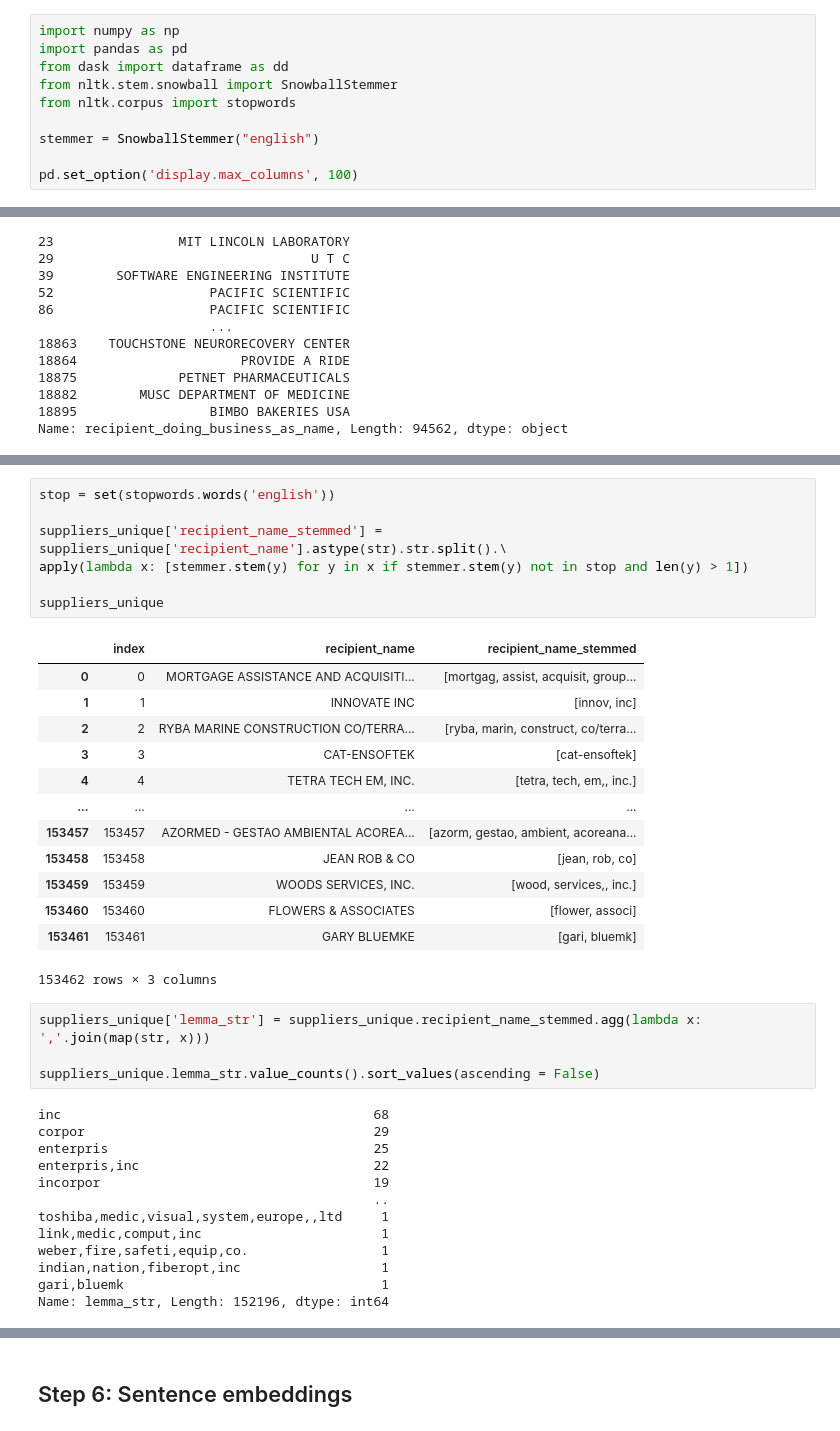
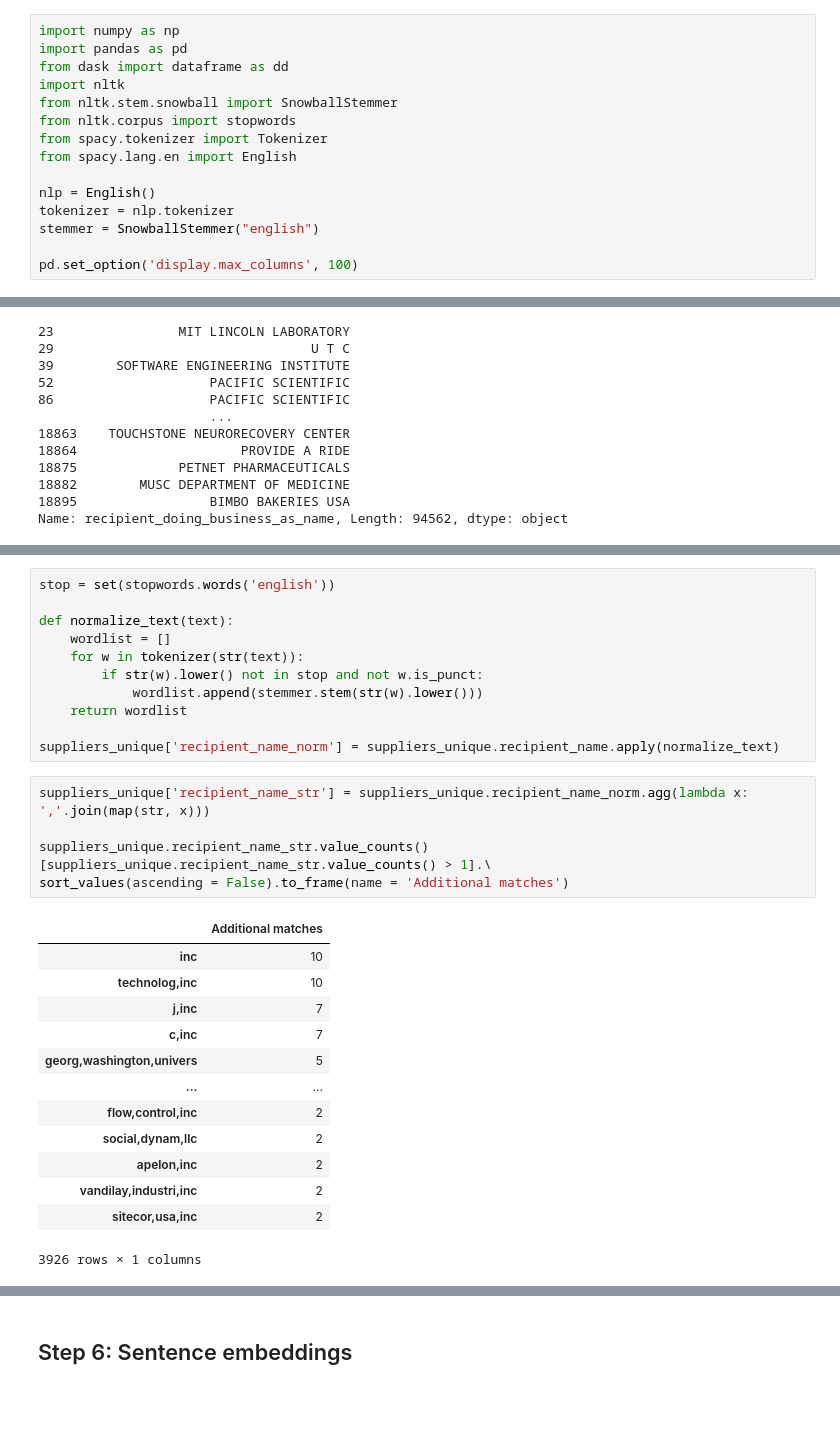
Before and after one commit to shannonmooney/government-spend, a Jupyter notebook: government spend analysis.ipynb, the cells around one changed output, grey strips where cells are left out. Saved outputs shown, nothing was run; the diff lists cells and outputs as text; blank space fills up the shorter version.

Commit message:
finished text normalization

```diff
--- a/government spend analysis.ipynb
+++ b/government spend analysis.ipynb
@@ -2,9 +2,14 @@
 import numpy as np
 import pandas as pd
 from dask import dataframe as dd
+import nltk
 from nltk.stem.snowball import SnowballStemmer
 from nltk.corpus import stopwords
+from spacy.tokenizer import Tokenizer
+from spacy.lang.en import English
 
+nlp = English()
+tokenizer = nlp.tokenizer
 stemmer = SnowballStemmer("english")
 
 pd.set_option('display.max_columns', 100)
@@ -120,38 +133,30 @@ Name: recipient_doing_business_as_name, Length: 94562, dtype: object
 # %%
 stop = set(stopwords.words('english'))
 
-suppliers_unique['recipient_name_stemmed'] = suppliers_unique['recipient_name'].astype(str).str.split().\
-apply(lambda x: [stemmer.stem(y) for y in x if stemmer.stem(y) not in stop and len(y) > 1])
+def normalize_text(text):
+    wordlist = []
+    for w in tokenizer(str(text)):
+        if str(w).lower() not in stop and not w.is_punct:
+            wordlist.append(stemmer.stem(str(w).lower()))
+    return wordlist
 
-suppliers_unique
+suppliers_unique['recipient_name_norm'] = suppliers_unique.recipient_name.apply(normalize_text)
-# %% [output]
-|  | index | recipient_name | recipient_name_stemmed |
-| 0 | 0 | MORTGAGE ASSISTANCE AND ACQUISITI... | [mortgag, assist, acquisit, group... |
-| 1 | 1 | INNOVATE INC | [innov, inc] |
-| 2 | 2 | RYBA MARINE CONSTRUCTION CO/TERRA... | [ryba, marin, construct, co/terra... |
-| 3 | 3 | CAT-ENSOFTEK | [cat-ensoftek] |
-| 4 | 4 | TETRA TECH EM, INC. | [tetra, tech, em,, inc.] |
-| ... | ... | ... | ... |
-| 153457 | 153457 | AZORMED - GESTAO AMBIENTAL ACOREA... | [azorm, gestao, ambient, acoreana... |
-| 153458 | 153458 | JEAN ROB & CO | [jean, rob, co] |
-| 153459 | 153459 | WOODS SERVICES, INC. | [wood, services,, inc.] |
-| 153460 | 153460 | FLOWERS & ASSOCIATES | [flower, associ] |
-| 153461 | 153461 | GARY BLUEMKE | [gari, bluemk] |
-153462 rows × 3 columns
 # %%
-suppliers_unique['lemma_str'] = suppliers_unique.recipient_name_stemmed.agg(lambda x: ','.join(map(str, x)))
+suppliers_unique['recipient_name_str'] = suppliers_unique.recipient_name_norm.agg(lambda x: ','.join(map(str, x)))
 
-suppliers_unique.lemma_str.value_counts().sort_values(ascending = False)
+suppliers_unique.recipient_name_str.value_counts()[suppliers_unique.recipient_name_str.value_counts() > 1].\
+sort_values(ascending = False).to_frame(name = 'Additional matches')
 # %% [output]
+|  | Additional matches |
+| inc | 10 |
+| technolog,inc | 10 |
+| j,inc | 7 |
+| c,inc | 7 |
+| georg,washington,univers | 5 |
+| ... | ... |
+| flow,control,inc | 2 |
+| social,dynam,llc | 2 |
+| apelon,inc | 2 |
+| vandilay,industri,inc | 2 |
+| sitecor,usa,inc | 2 |
-inc                                        68
-corpor                                     29
-enterpris                                  25
-enterpris,inc                              22
-incorpor                                   19
-                                           ..
-toshiba,medic,visual,system,europe,,ltd     1
-link,medic,comput,inc                       1
-weber,fire,safeti,equip,co.                 1
-indian,nation,fiberopt,inc                  1
-gari,bluemk                                 1
-Name: lemma_str, Length: 152196, dtype: int64
+3926 rows × 1 columns
```
Also changed, not shown: parts of 7 cells of this notebook.
